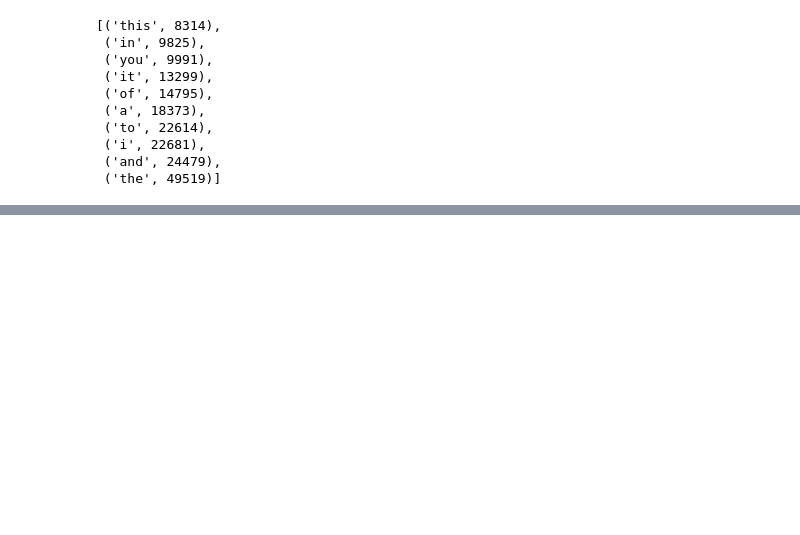
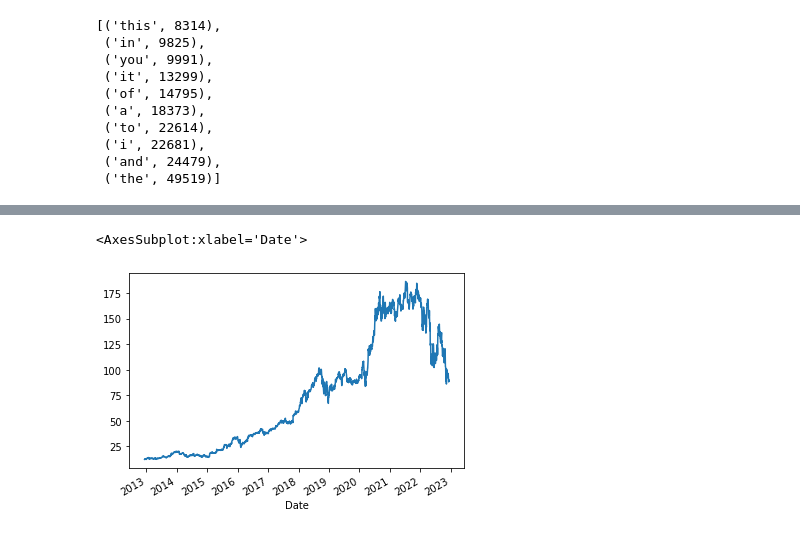
Before and after one commit to medvidov/dsci510final, a Jupyter notebook: HW4/HW 4 Proof of Concept.ipynb, the cells around one changed output, grey strips where cells are left out. Saved outputs shown, nothing was run; the diff lists cells and outputs as text; code cells hidden in the pictures; blank space fills up the shorter version.

```diff
--- a/HW4/HW 4 Proof of Concept.ipynb
+++ b/HW4/HW 4 Proof of Concept.ipynb
@@ -199,3 +200,8 @@ test
 # %%
 # Average rating over time
 # Stock price over time
+
+AMZN = yf.download(tickers = 'AMZN', period = '10Y', interval = '1d')
+ratings = get_ratings_data('../data/ratings/')
+ratings_keys = list(ratings.keys())
+AMZN.index
@@ -202,2 +249,6 @@ test
 # %%
 # Linear regression of stock price over time
+AMZN['Adj Close'].plot()
+# %% [output]
+<AxesSubplot:xlabel='Date'>
+[figure, added]
```
Also changed, not shown: parts of 11 cells of this notebook, 1 other file.
